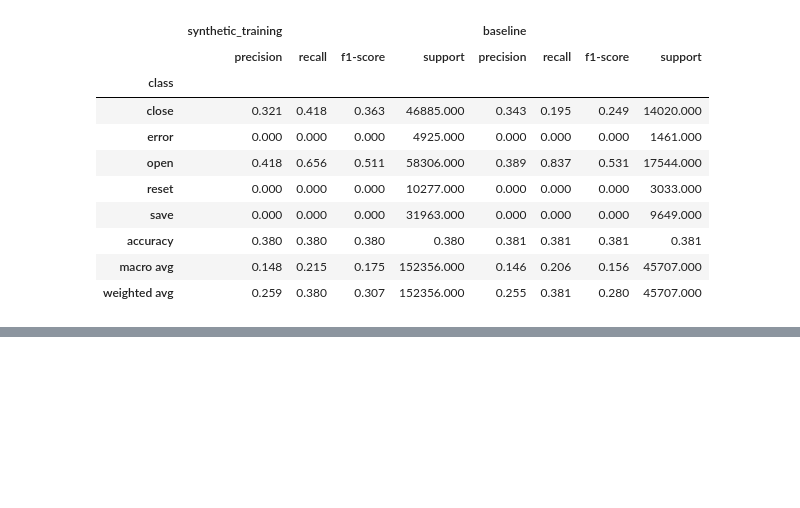
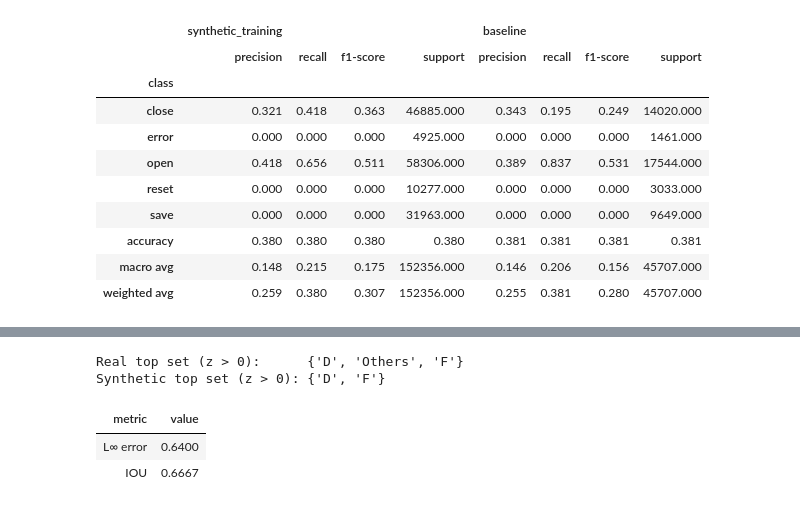
Before and after one commit to jktrns/dsc-180a-q1, a Jupyter notebook: notebooks/03-validation.ipynb, the cells around one changed output, grey strips where cells are left out. Drawn from its saved outputs; the diff is of its cells as text; code cells hidden in the pictures; blank space fills up the shorter version.

```diff
--- a/notebooks/03-validation.ipynb
+++ b/notebooks/03-validation.ipynb
@@ -166,0 +202,30 @@ export_kde(synthetic_df["TimeSeconds"], "synthetic", "../docs/figures/kde-synthe
+# %%
+def compute_l_inf_error(z_real, z_synthetic):
+    return np.max(np.abs(z_real - z_synthetic))
+
+def compute_iou(set_a, set_b):
+    intersection = len(set_a & set_b)
+    union = len(set_a | set_b)
+    return intersection / union if union > 0 else 0.0
+
+real_top_set = set(comparison[comparison["real_z"] > 0].index)
+synthetic_top_set = set(comparison[comparison["synthetic_z"] > 0].index)
+
+l_inf = compute_l_inf_error(comparison["real_z"].values, comparison["synthetic_z"].values)
+iou = compute_iou(real_top_set, synthetic_top_set)
+
+print(f"Real top set (z > 0):      {real_top_set}")
+print(f"Synthetic top set (z > 0): {synthetic_top_set}")
+print()
+
+metrics_df = pd.DataFrame({
+    "metric": ["L∞ error", "IOU"],
+    "value": [l_inf, iou]
+})
+display(metrics_df.style.hide(axis="index").format({"value": "{:.4f}"}))
+# %% [output]
+Real top set (z > 0):      {'D', 'Others', 'F'}
+Synthetic top set (z > 0): {'D', 'F'}
+| metric | value |
+| L∞ error | 0.6400 |
+| IOU | 0.6667 |
```
Also changed, not shown: parts of 5 cells of this notebook, 7 other files.
